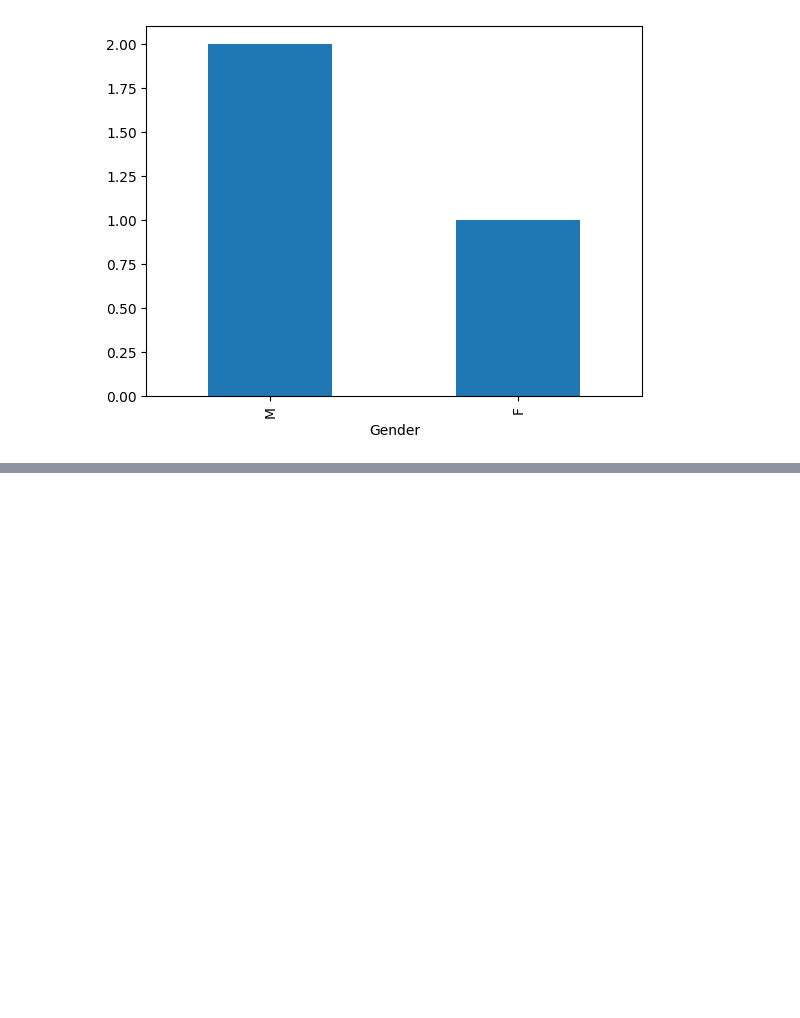
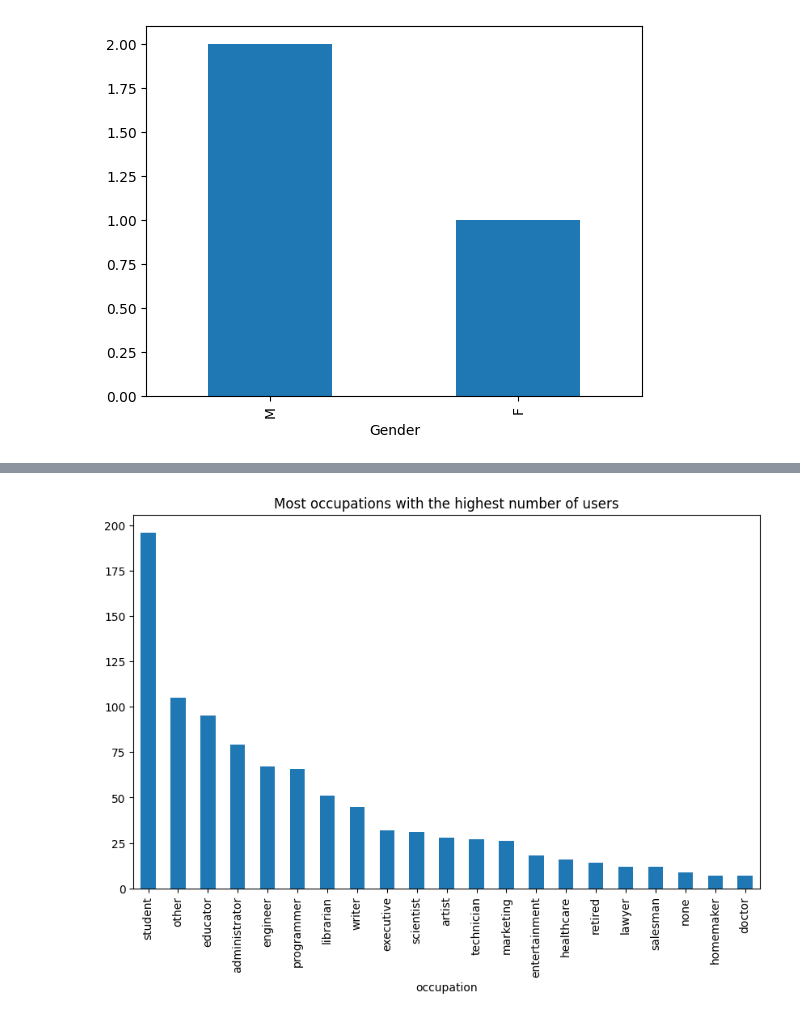
Before and after one commit to Faizaaminu/ML_Assessment, a Jupyter notebook: Pandas/pandas.ipynb, the cells around one changed output, grey strips where cells are left out. Saved outputs shown, nothing was run; the diff lists cells and outputs as text; code cells hidden in the pictures; blank space fills up the shorter version.

```diff
--- a/Pandas/pandas.ipynb
+++ b/Pandas/pandas.ipynb
@@ -314,0 +368,8 @@ plt.show()
+# %%
+plt.figure(figsize=(10, 6))
+occupation_counts=users['occupation'].value_counts()
+occupation_counts.plot(kind='bar')
+plt.title('Most occupations with the highest number of users')
+plt.show()
+# %% [output]
+[figure, added]
```
Also changed, not shown: parts of 33 cells of this notebook, 2 other files.
